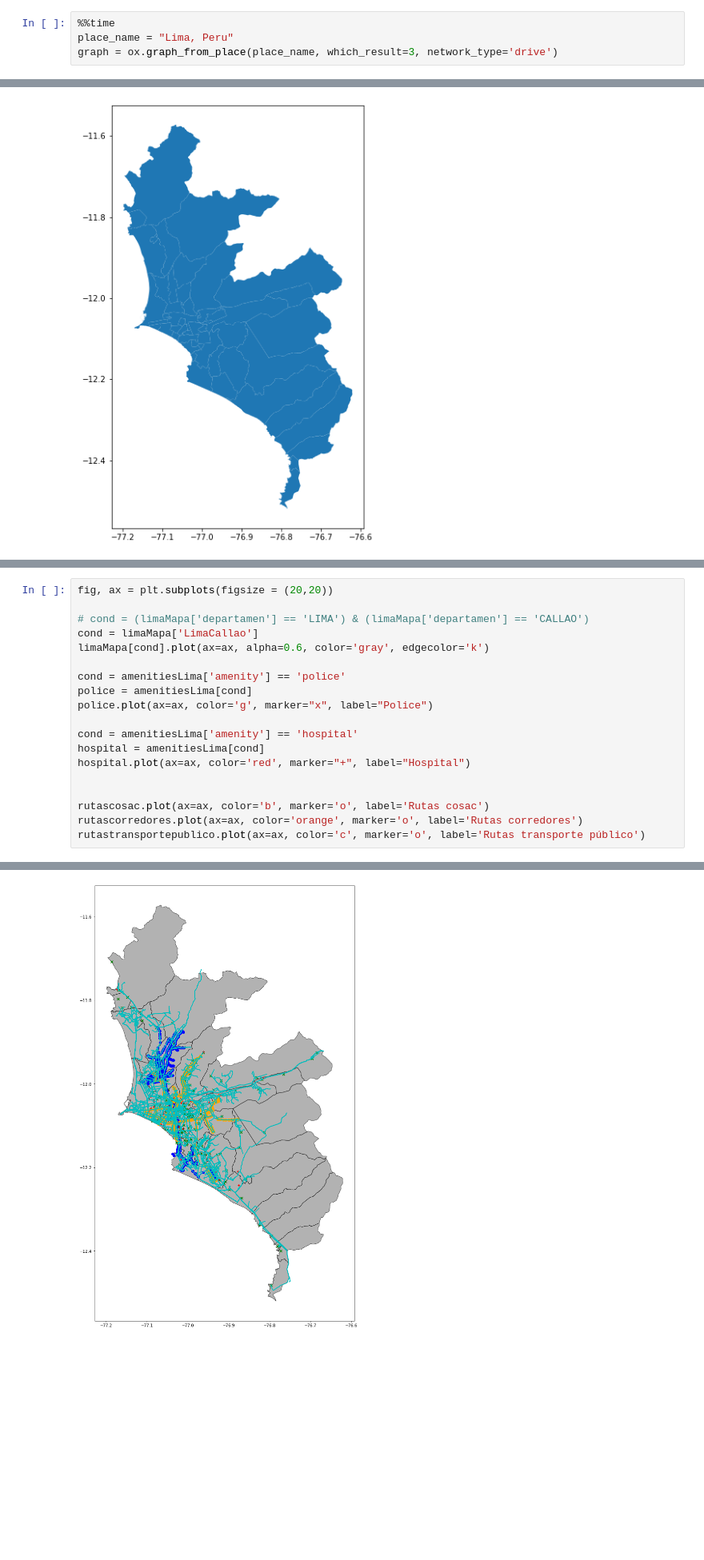
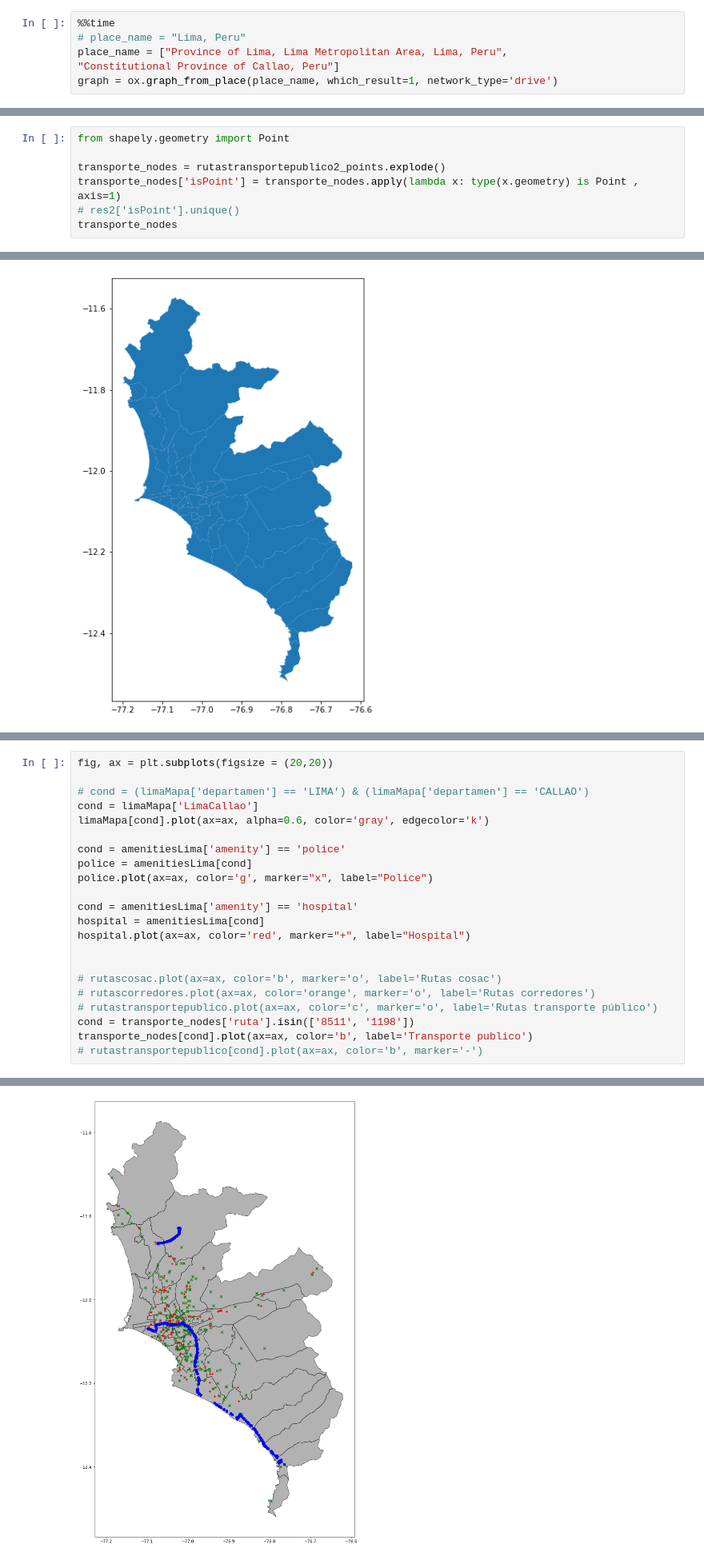
Before and after one commit to leiparov/intercon-simbig-2021, a Jupyter notebook: Rutas.ipynb, the cells around one changed output, grey strips where cells are left out. Shown at 80% size. Cells and saved outputs as stored; diff of their text form; blank space fills up the shorter version.

Commit message:
Rutas y Amenities

```diff
--- a/Rutas.ipynb
+++ b/Rutas.ipynb
@@ -13,6 +13,8 @@ import GOSTnets as gn
 # Grafo Lima
 # %%
 %%time
-place_name = "Lima, Peru"
-graph = ox.graph_from_place(place_name, which_result=3, network_type='drive')
+# place_name = "Lima, Peru"
+place_name = ["Province of Lima, Lima Metropolitan Area, Lima, Peru",
+"Constitutional Province of Callao, Peru"]
+graph = ox.graph_from_place(place_name, which_result=1, network_type='drive')
 # %% [output]
@@ -149,0 +177,7 @@ rutastransportepublico2_points = gpd.overlay(edges, rutastransportepublico2, kee
+# %%
+from shapely.geometry import Point
+
+transporte_nodes = rutastransportepublico2_points.explode()
+transporte_nodes['isPoint'] = transporte_nodes.apply(lambda x: type(x.geometry) is Point , axis=1)
+# res2['isPoint'].unique()
+transporte_nodes
@@ -270,22 +464,25 @@ limaMapa[limaMapa['LimaCallao']].plot(figsize=(10,10))
 # %%
 fig, ax = plt.subplots(figsize = (20,20))
 
 # cond = (limaMapa['departamen'] == 'LIMA') & (limaMapa['departamen'] == 'CALLAO')
 cond = limaMapa['LimaCallao']
 limaMapa[cond].plot(ax=ax, alpha=0.6, color='gray', edgecolor='k')
 
 cond = amenitiesLima['amenity'] == 'police'
 police = amenitiesLima[cond]
 police.plot(ax=ax, color='g', marker="x", label="Police")
 
 cond = amenitiesLima['amenity'] == 'hospital'
 hospital = amenitiesLima[cond]
 hospital.plot(ax=ax, color='red', marker="+", label="Hospital")
 
 
-rutascosac.plot(ax=ax, color='b', marker='o', label='Rutas cosac')
-rutascorredores.plot(ax=ax, color='orange', marker='o', label='Rutas corredores')
-rutastransportepublico.plot(ax=ax, color='c', marker='o', label='Rutas transporte público')
+# rutascosac.plot(ax=ax, color='b', marker='o', label='Rutas cosac')
+# rutascorredores.plot(ax=ax, color='orange', marker='o', label='Rutas corredores')
+# rutastransportepublico.plot(ax=ax, color='c', marker='o', label='Rutas transporte público')
+cond = transporte_nodes['ruta'].isin(['8511', '1198'])
+transporte_nodes[cond].plot(ax=ax, color='b', label='Transporte publico')
+# rutastransportepublico[cond].plot(ax=ax, color='b', marker='-')
 # %% [output]
 <AxesSubplot:>
-[figure, old version]
+[figure, new version]
```
Also changed, not shown: parts of 50 cells of this notebook, 1 other file.
